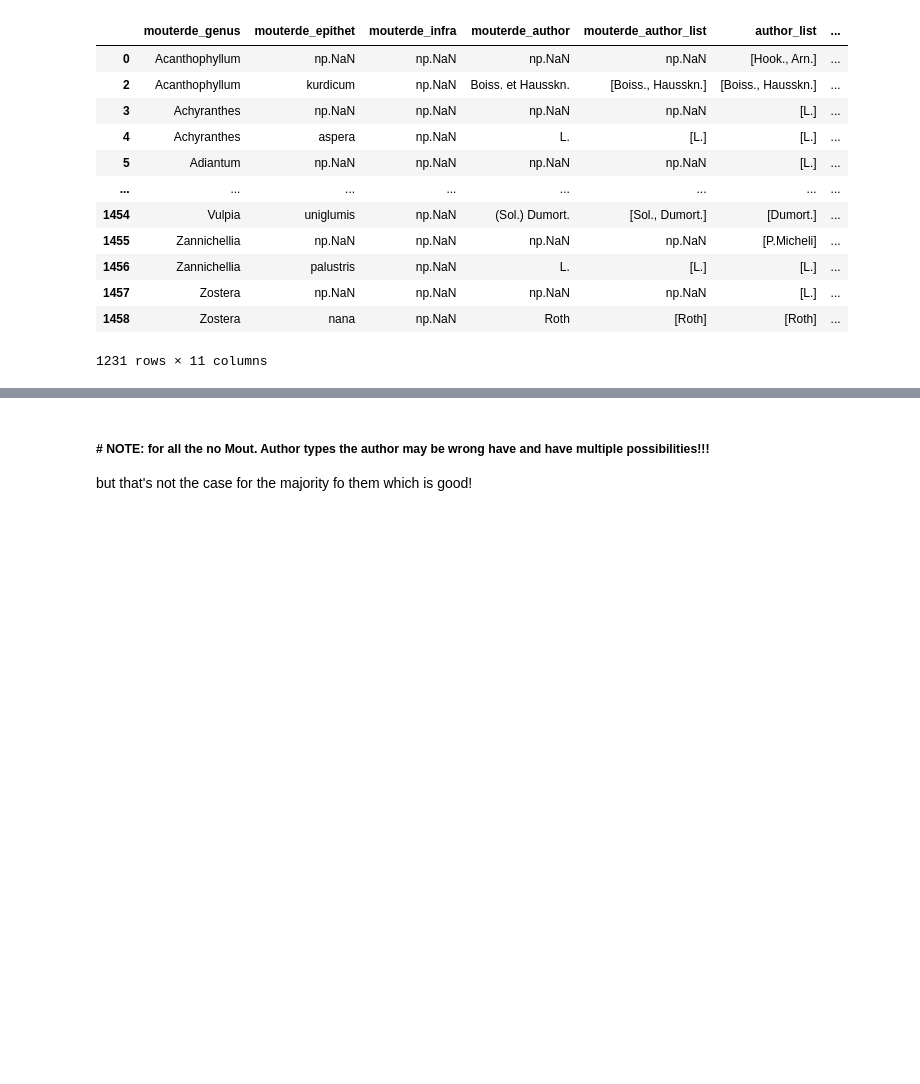
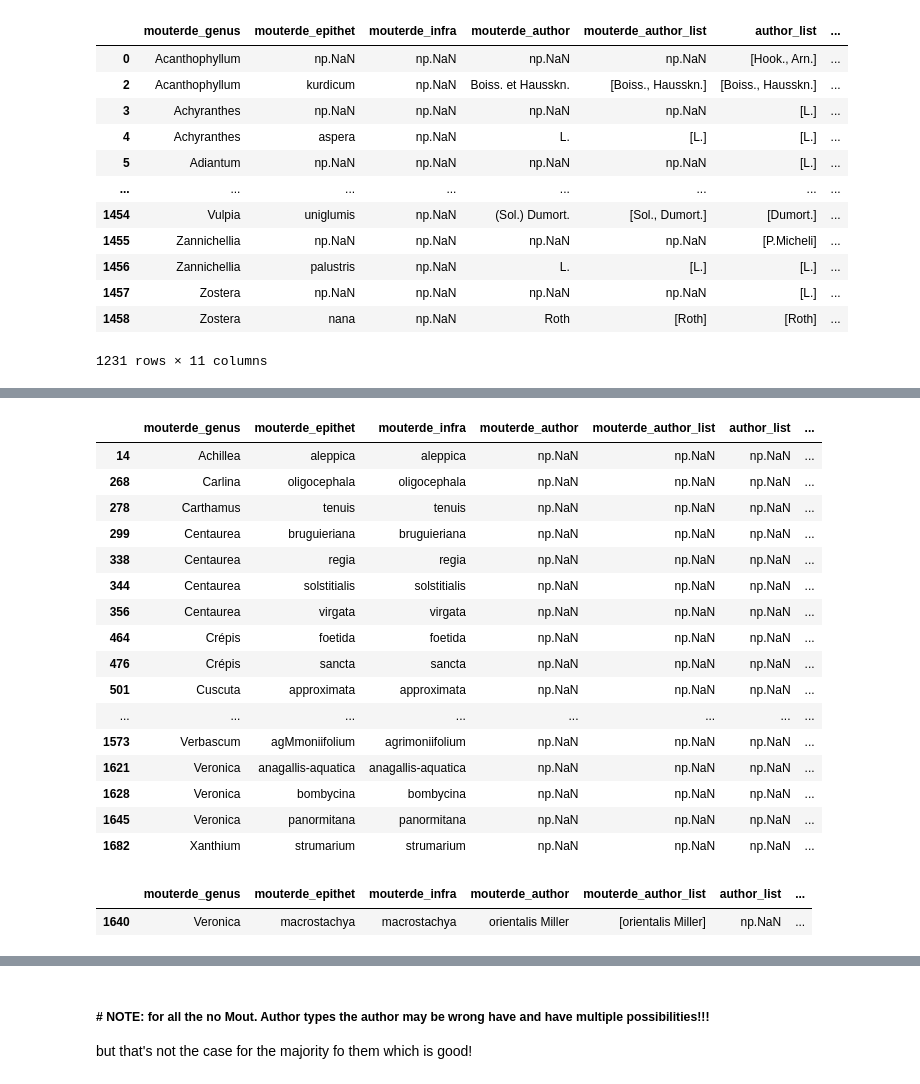
Before and after one commit to shidedh/UpdateFlora, a Jupyter notebook: fuzzy_code/fuzzy_match_pipeline.ipynb, the cells around one changed output, grey strips where cells are left out. Drawn from its saved outputs; the diff is of its cells as text; code cells hidden in the pictures; blank space fills up the shorter version.

```diff
--- a/fuzzy_code/fuzzy_match_pipeline.ipynb
+++ b/fuzzy_code/fuzzy_match_pipeline.ipynb
@@ -803,0 +1066,25 @@ vol1_merge_simplified[vol1_merge_simplified['author_match_type'] == 'type -1']
+# %%
+vol3_merge_simplified_grouped[(vol3_merge_simplified_grouped["author_match_type"] == "No author")]
+# %% [output]
+|  | mouterde_genus | mouterde_epithet | mouterde_infra | mouterde_author | mouterde_author_list | author_list | ... |
+| 14 | Achillea | aleppica | aleppica | np.NaN | np.NaN | np.NaN | ... |
+| 268 | Carlina | oligocephala | oligocephala | np.NaN | np.NaN | np.NaN | ... |
+| 278 | Carthamus | tenuis | tenuis | np.NaN | np.NaN | np.NaN | ... |
+| 299 | Centaurea | bruguieriana | bruguieriana | np.NaN | np.NaN | np.NaN | ... |
+| 338 | Centaurea | regia | regia | np.NaN | np.NaN | np.NaN | ... |
+| 344 | Centaurea | solstitialis | solstitialis | np.NaN | np.NaN | np.NaN | ... |
+| 356 | Centaurea | virgata | virgata | np.NaN | np.NaN | np.NaN | ... |
+| 464 | Crépis | foetida | foetida | np.NaN | np.NaN | np.NaN | ... |
+| 476 | Crépis | sancta | sancta | np.NaN | np.NaN | np.NaN | ... |
+| 501 | Cuscuta | approximata | approximata | np.NaN | np.NaN | np.NaN | ... |
+| ... | ... | ... | ... | ... | ... | ... | ... |
+| 1573 | Verbascum | agMmoniifolium | agrimoniifolium | np.NaN | np.NaN | np.NaN | ... |
+| 1621 | Veronica | anagallis-aquatica | anagallis-aquatica | np.NaN | np.NaN | np.NaN | ... |
+| 1628 | Veronica | bombycina | bombycina | np.NaN | np.NaN | np.NaN | ... |
+| 1645 | Veronica | panormitana | panormitana | np.NaN | np.NaN | np.NaN | ... |
+| 1682 | Xanthium | strumarium | strumarium | np.NaN | np.NaN | np.NaN | ... |
+# %%
+vol3_merge_simplified_grouped[(vol3_merge_simplified_grouped["author_match_type"] == 'No WCVP author')]
+# %% [output]
+|  | mouterde_genus | mouterde_epithet | mouterde_infra | mouterde_author | mouterde_author_list | author_list | ... |
+| 1640 | Veronica | macrostachya | macrostachya | orientalis Miller | [orientalis Miller] | np.NaN | ... |
```
Also changed, not shown: parts of 42 cells of this notebook.
